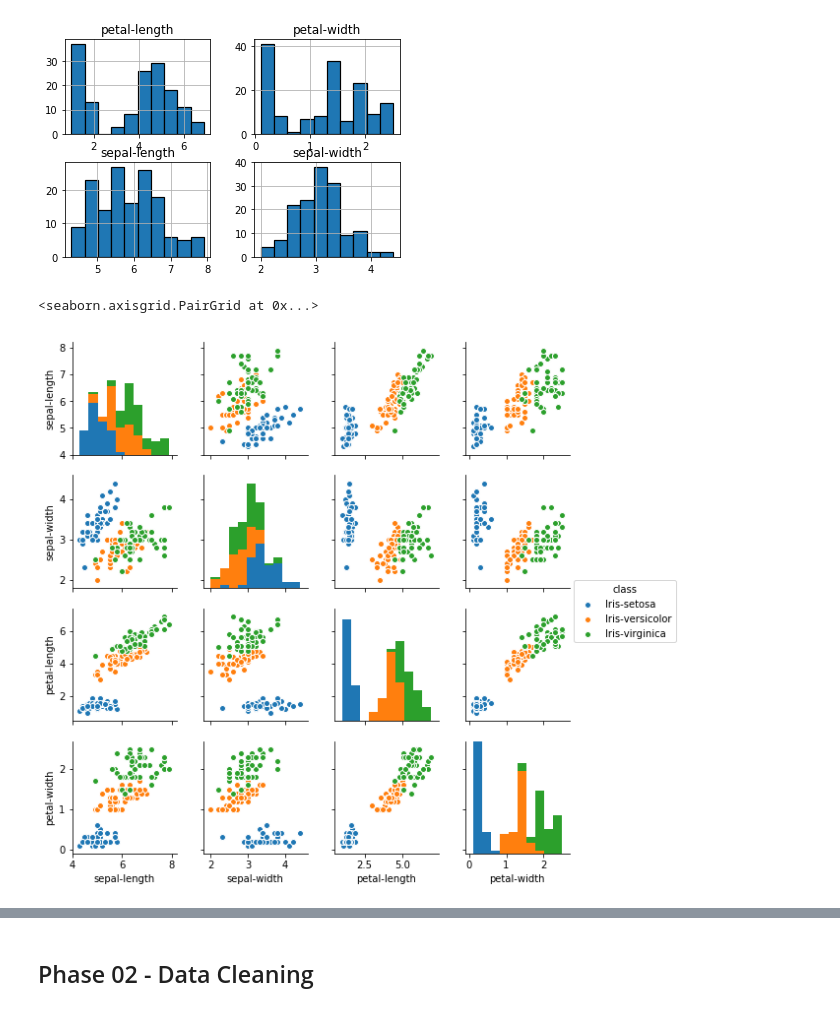
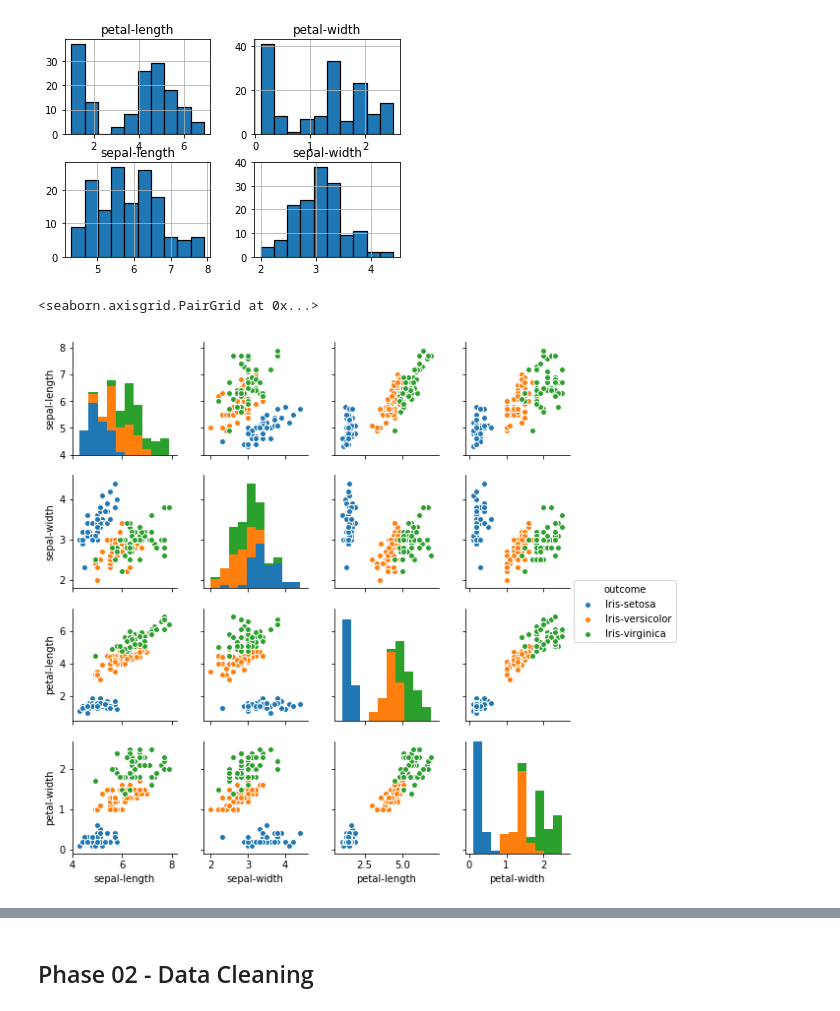
Before and after one commit to LahiruTjay/Machine-Learning-With-Python, a Jupyter notebook: Machine Learning Workflow on Iris Data.ipynb, the cells around one changed output, grey strips where cells are left out. Cells and saved outputs as stored; diff of their text form; code cells hidden in the pictures.

```diff
--- a/Machine Learning Workflow on Iris Data.ipynb
+++ b/Machine Learning Workflow on Iris Data.ipynb
@@ -11,9 +11,8 @@ import seaborn as sns
 ## Phase 01 - Data Exploration
 # %%
 # Load the data set
-url = "https://archive.ics.uci.edu/ml/machine-learning-databases/iris/iris.data"
-names = ['sepal-length', 'sepal-width', 'petal-length', 'petal-width', 'class']
-iris = pd.read_csv(url, names=names)
+columns = ['sepal-length', 'sepal-width', 'petal-length', 'petal-width', 'outcome']
+iris = pd.read_csv('datasets/iris_data.csv', names=columns)
 # %%
 # feature names
 iris.head()
@@ -74,8 +73,8 @@ array([[<matplotlib.axes._subplots.AxesSubplot object at 0x...>,
         <matplotlib.axes._subplots.AxesSubplot object at 0x...>]], dtype=object)
 [figure]
 # %%
-sns.pairplot(data=iris, hue="class", size=2)
+sns.pairplot(data=iris, hue="outcome", size=2)
 # %% [output]
 <seaborn.axisgrid.PairGrid at 0x...>
-[figure, old version]
+[figure, new version]
 # %%
```
Also changed, not shown: parts of 13 cells of this notebook, 2 other files.
